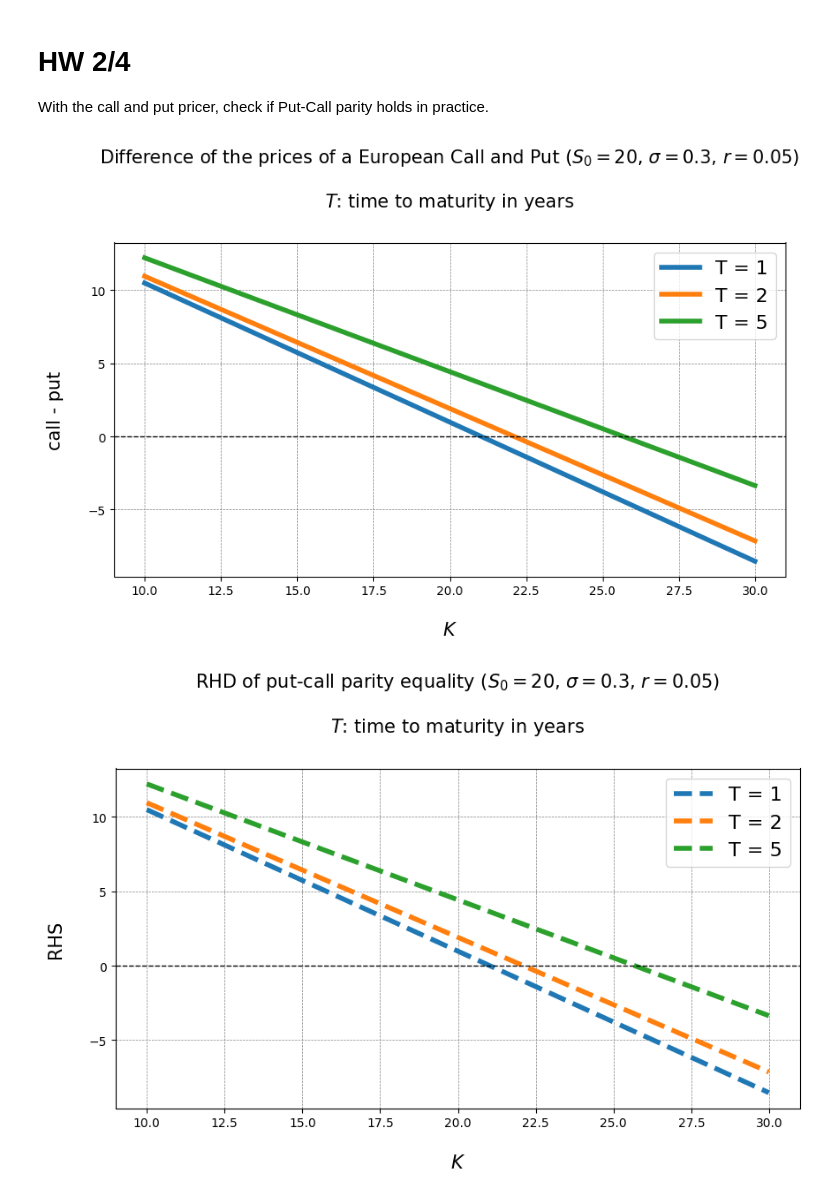
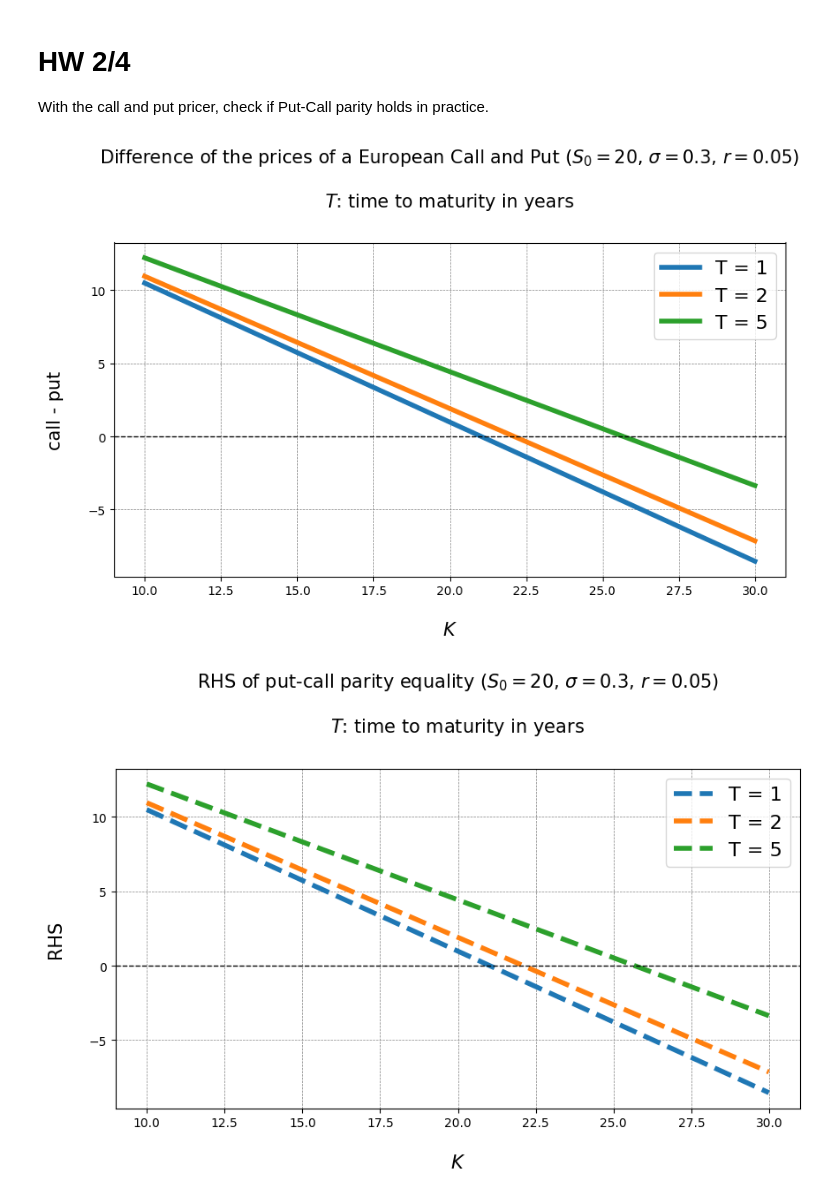
Before and after one commit to QuantCourseBP/QuantCourseBP, a Jupyter notebook: homeworks/HW Fin. products & B-S/Solution.ipynb, the cells around one changed output. Saved outputs shown, nothing was run; the diff lists cells and outputs as text; code cells hidden in the pictures.

```diff
--- a/homeworks/HW Fin. products & B-S/Solution.ipynb
+++ b/homeworks/HW Fin. products & B-S/Solution.ipynb
@@ -327,40 +327,40 @@ for _T in T_vec:
     # price and derivatives
     BSM_tmp = black_scholes_eur_put(r = 0.05, T = _T, S0 = 20.0, sigma = 0.3, K = K_vec)
     prices_to_plot_put.append(BSM_tmp)
-    parity_RHS.append(20 - K_vec * np.exp(0.05 * _T))
+    parity_RHS.append(20 - K_vec * np.exp(-0.05 * _T))
 # %%
 # check put-call parity
 
 # price
 layout_cp = {
     "figsize" : (10, 5),
     "title" : "Difference of the prices of a European Call and Put ($S_0 = 20$, $\sigma = 0.3$, $r = 0.05$)\n\n$T$: time to maturity in years",
     "x_label" : "$K$",
     "y_label" : "call - put",
     "grid" : True,
     "line_style" : "-",
     "legend_fontsize" : 15,
     "title_fontsize" : 15,
     "axis_label_fontsize" : 15
 }
 
 layout_cp_RHS = {
     "figsize" : (10, 5),
-    "title" : "RHD of put-call parity equality ($S_0 = 20$, $\sigma = 0.3$, $r = 0.05$)\n\n$T$: time to maturity in years",
+    "title" : "RHS of put-call parity equality ($S_0 = 20$, $\sigma = 0.3$, $r = 0.05$)\n\n$T$: time to maturity in years",
     "x_label" : "$K$",
     "y_label": "RHS",
     "grid" : True,
     "line_style" : "--",
     "legend_fontsize" : 15,
     "title_fontsize" : 15,
     "axis_label_fontsize" : 15
 }
 
 # difference in call and price
 difference_c_p = list(np.array(prices_to_plot) - np.array(prices_to_plot_put))
 
 my_smarter_plotter(K_vec, difference_c_p, layout = layout_cp, names = [f'T = {int(item)}' for item in T_vec])
-my_smarter_plotter(K_vec, difference_c_p, layout = layout_cp_RHS, names = [f'T = {int(item)}' for item in T_vec])
+my_smarter_plotter(K_vec, parity_RHS, layout = layout_cp_RHS, names = [f'T = {int(item)}' for item in T_vec])
 # %% [output]
 [figure]
-[figure, old version]
+[figure, new version]
```
